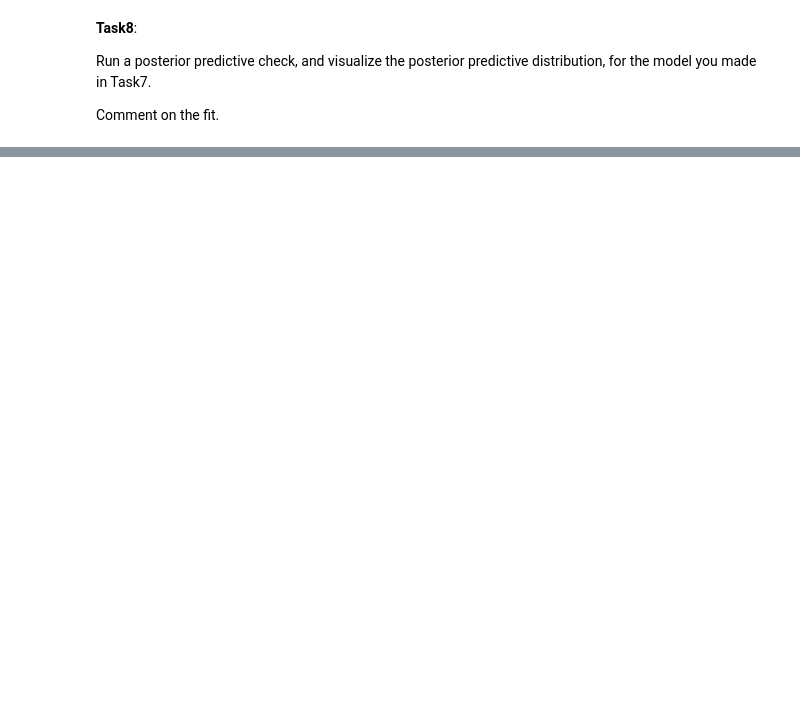
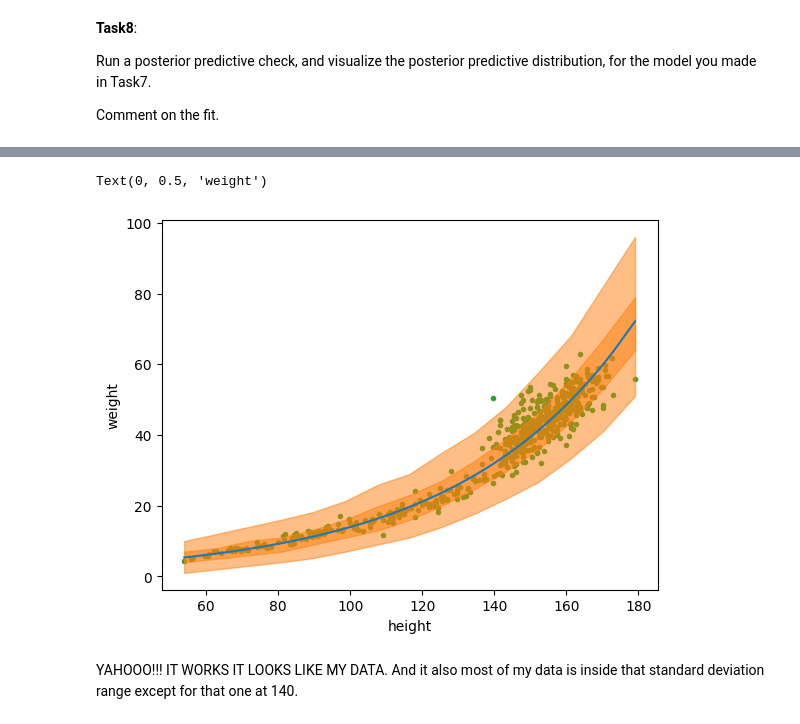
Before and after one commit to YoishD/Data-Science-B7, a Jupyter notebook: Copy_of_Unit5ExercisesSF.ipynb, the cells around one changed output, grey strips where cells are left out. Cells and saved outputs as stored; diff of their text form; code cells hidden in the pictures; blank space fills up the shorter version.

```diff
--- a/Copy_of_Unit5ExercisesSF.ipynb
+++ b/Copy_of_Unit5ExercisesSF.ipynb
@@ -300,0 +292,29 @@ It fits way better now as it actually goes with the graph. I will say that it do
+# %%
+mean_line = ibm_hdata.posterior["m"].mean(("chain", "draw"))
+height = np.random.normal(howell.height.values, 0.01)
+idx = np.argsort(height)
+x = np.linspace(height.min(), height.max(), 15)
+y_pred_q = ibm_hdata.posterior_predictive["y_pred"].quantile(
+    [0.03, 0.97, 0.25, 0.75], dim=["chain", "draw"]
+)
+y_hat_bounds = iter(
+    [
+        PchipInterpolator(height[idx], y_pred_q[i][idx])(x)
+        for i in range(4)
+    ]
+)
+
+_, ax = plt.subplots()
+ax.plot(howell.height, howell.weight, "C2.", zorder=-3)
+ax.plot(howell.height[idx], mean_line[idx], c="C0")
+
+for lb, ub in zip(y_hat_bounds, y_hat_bounds):
+    ax.fill_between(x, lb, ub, color="C1", alpha=0.5)
+
+ax.set_xlabel("height")
+ax.set_ylabel("weight")
+# %% [output]
+Text(0, 0.5, 'weight')
+[figure, added]
+# %% [markdown]
+YAHOOO!!! IT WORKS IT LOOKS LIKE MY DATA. And it also most of my data is inside that standard deviation range except for that one at 140.
```
Also changed, not shown: parts of 7 cells of this notebook.
